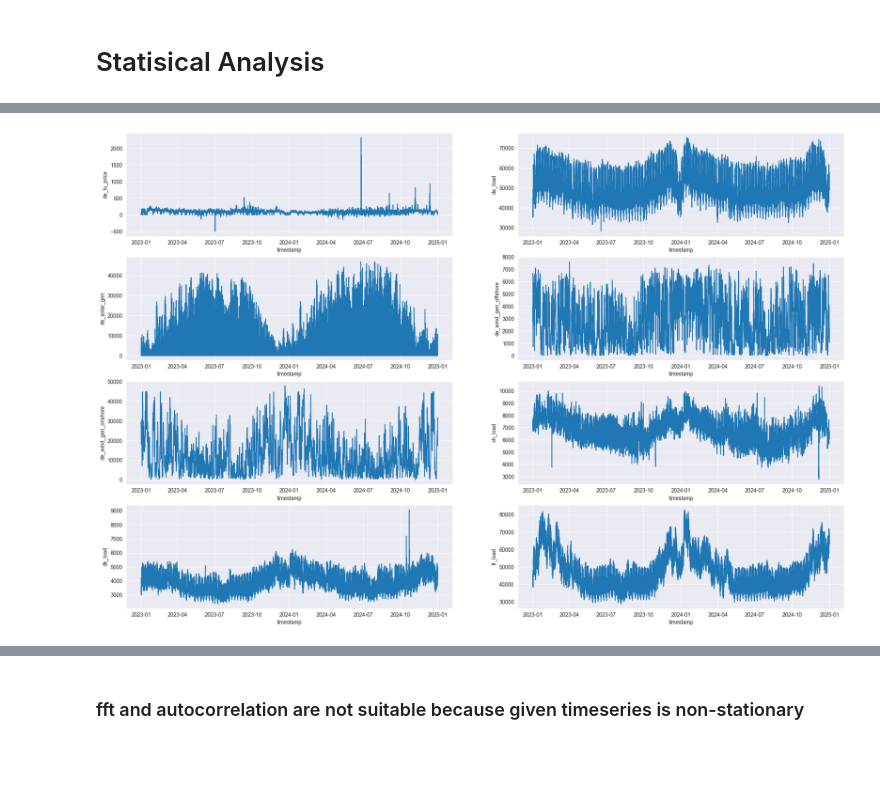
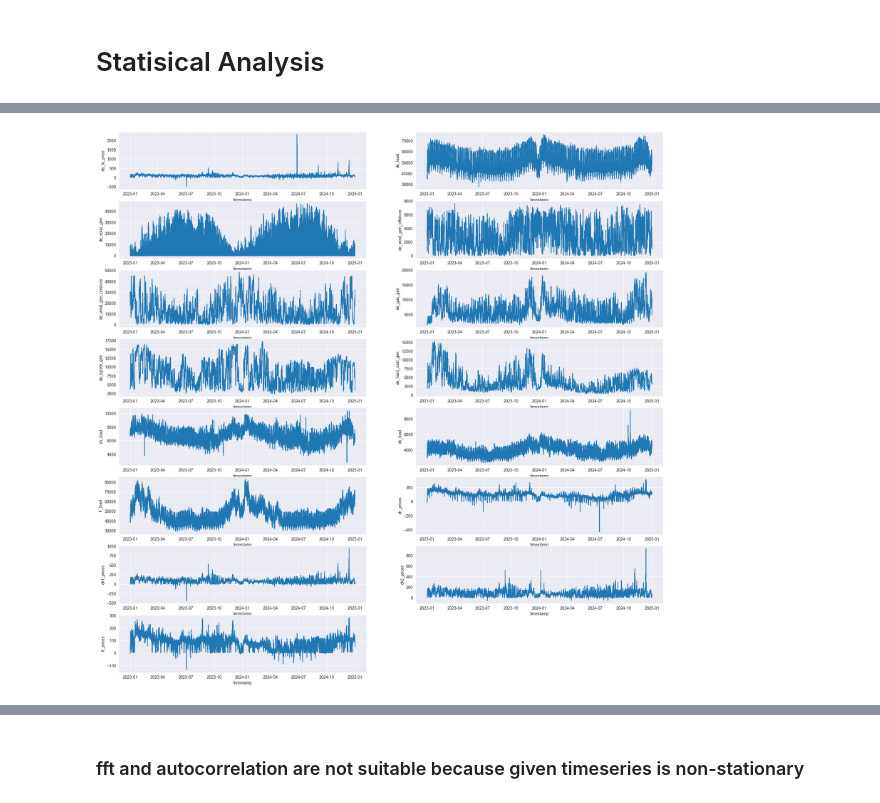
Before and after one commit to valentin-17/epf, a Jupyter notebook: notebooks/exploratory_analysis.ipynb, the cells around one changed output, grey strips where cells are left out. Cells and saved outputs as stored; diff of their text form; code cells hidden in the pictures; blank space fills up the shorter version.

```diff
--- a/notebooks/exploratory_analysis.ipynb
+++ b/notebooks/exploratory_analysis.ipynb
@@ -48,9 +54,16 @@ file_paths = {
     'de_solar_gen': ['../data/raw/de_solar_gen_2023.csv', '../data/raw/de_solar_gen_2024.csv'],
     'de_wind_gen_offshore': ['../data/raw/de_wind_gen_offshore_2023.csv', '../data/raw/de_wind_gen_offshore_2024.csv'],
     'de_wind_gen_onshore': ['../data/raw/de_wind_gen_onshore_2023.csv', '../data/raw/de_wind_gen_onshore_2024.csv'],
+    'de_gas_gen': ['../data/raw/de_gas_gen_2023.csv', '../data/raw/de_gas_gen_2024.csv'],
+    'de_lignite_gen': ['../data/raw/de_lignite_gen_2023.csv', '../data/raw/de_lignite_gen_2024.csv'],
+    'de_hard_coal_gen': ['../data/raw/de_hardcoal_gen_2023.csv', '../data/raw/de_hardcoal_gen_2024.csv'],
     'ch_load': ['../data/raw/ch_load_2023.csv', '../data/raw/ch_load_2024.csv'],
     'dk_load': ['../data/raw/dk_load_2023.csv', '../data/raw/dk_load_2024.csv'],
-    'fr_load': ['../data/raw/fr_load_2023.csv', '../data/raw/fr_load_2024.csv']
+    'fr_load': ['../data/raw/fr_load_2023.csv', '../data/raw/fr_load_2024.csv'],
+    'ch_prices': ['../data/raw/ch_prices_2023.csv', '../data/raw/ch_prices_2024.csv'],
+    'dk1_prices': ['../data/raw/dk_1_prices_2023.csv', '../data/raw/dk_1_prices_2024.csv'],
+    'dk2_prices': ['../data/raw/dk_2_prices_2023.csv', '../data/raw/dk_2_prices_2024.csv'],
+    'fr_prices': ['../data/raw/fr_prices_2023.csv', '../data/raw/fr_prices_2024.csv'],
 }
 
 column_names = {
@@ -59,9 +72,16 @@ column_names = {
     'de_solar_gen': ['timestamp', 'de_solar_gen'],
     'de_wind_gen_offshore': ['timestamp', 'de_wind_gen_offshore'],
     'de_wind_gen_onshore': ['timestamp', 'de_wind_gen_onshore'],
+    'de_gas_gen': ['timestamp', 'de_gas_gen'],
+    'de_lignite_gen': ['timestamp', 'de_lignite_gen'],
+    'de_hard_coal_gen': ['timestamp', 'de_hard_coal_gen'],
     'ch_load': ['timestamp', 'ch_load'],
     'dk_load': ['timestamp', 'dk_load'],
-    'fr_load': ['timestamp', 'fr_load']
+    'fr_load': ['timestamp', 'fr_load'],
+    'ch_prices': ['timestamp', 'ch_prices'],
+    'dk1_prices': ['timestamp', 'dk1_prices'],
+    'dk2_prices': ['timestamp', 'dk2_prices'],
+    'fr_prices': ['timestamp', 'fr_prices'],
 }
 # %% [markdown]
 ### Populate new dataframes with raw data from years 2023 and 2024
@@ -71,15 +91,25 @@ de_load = load_and_concat_data(file_paths['de_load'], column_names['de_load'])
 de_solar_gen = load_and_concat_data(file_paths['de_solar_gen'], column_names['de_solar_gen'])
 de_wind_gen_offshore = load_and_concat_data(file_paths['de_wind_gen_offshore'], column_names['de_wind_gen_offshore'])
 de_wind_gen_onshore = load_and_concat_data(file_paths['de_wind_gen_onshore'], column_names['de_wind_gen_onshore'])
+de_gas_gen = load_and_concat_data(file_paths['de_gas_gen'], column_names['de_gas_gen'])
+de_lignite_gen = load_and_concat_data(file_paths['de_lignite_gen'], column_names['de_lignite_gen'])
+de_hard_coal_gen = load_and_concat_data(file_paths['de_hard_coal_gen'], column_names['de_hard_coal_gen'])
 ch_load = load_and_concat_data(file_paths['ch_load'], column_names['ch_load'])
 dk_load = load_and_concat_data(file_paths['dk_load'], column_names['dk_load'])
 fr_load = load_and_concat_data(file_paths['fr_load'], column_names['fr_load'])
+ch_prices = load_and_concat_data(file_paths['ch_prices'], column_names['ch_prices'])
+dk1_prices = load_and_concat_data(file_paths['dk1_prices'], column_names['dk1_prices'])
+dk2_prices = load_and_concat_data(file_paths['dk2_prices'], column_names['dk2_prices'])
+fr_prices = load_and_concat_data(file_paths['fr_prices'], column_names['fr_prices'])
 # %%
-# sub-sampling the quarter hourly timeseries to hourly. see readme for affected timeseries
+# sub-sampling the quarter hourly timeseries to hourly. see ../README.md for affected timeseries
 de_load = de_load[::4]
 de_solar_gen = de_solar_gen[::4]
 de_wind_gen_offshore = de_wind_gen_offshore[::4]
 de_wind_gen_onshore = de_wind_gen_onshore[::4]
+de_gas_gen = de_gas_gen[::4]
+de_lignite_gen = de_lignite_gen[::4]
+de_hard_coal_gen = de_hard_coal_gen[::4]
 # %%
 dataframes = [
     de_prices,
@@ -87,9 +117,16 @@ dataframes = [
     de_solar_gen,
     de_wind_gen_offshore,
     de_wind_gen_onshore,
+    de_gas_gen,
+    de_lignite_gen,
+    de_hard_coal_gen,
     ch_load,
     dk_load,
-    fr_load
+    fr_load,
+    ch_prices,
+    dk1_prices,
+    dk2_prices,
+    fr_prices
 ]
 
 combined_df = pd.concat(dataframes, axis=1)
@@ -114,14 +158,14 @@ combined_df.describe().transpose()
 # %%
 # plot all timeseries for visual inspection
-plt.figure(figsize=(24, 16))
+plt.figure(figsize=(24, 24))
 
 for _ in combined_df.columns:
-    plt.subplot(4, 2, list(combined_df.columns).index(_)+1)
+    plt.subplot(8, 2, list(combined_df.columns).index(_)+1)
     sns.lineplot(data=combined_df[_])
 
 plt.savefig('../reports/figures/raw_data_overview.png', dpi=300)
 # %% [output]
-[figure, old version]
+[figure, new version]
 # %%
  # get pearson correlation coefficients and plot them
 correlation_matrix = combined_df.corr(method='pearson')
```
Also changed, not shown: parts of 7 cells of this notebook, 1 other file.
